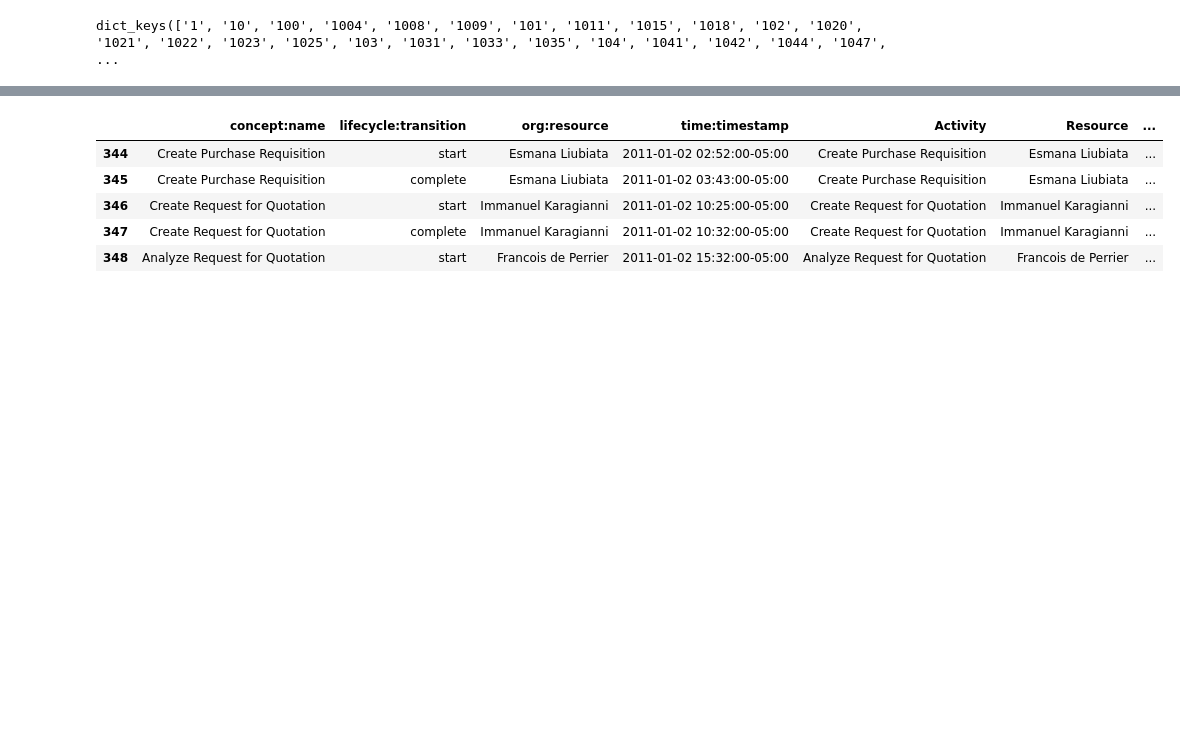
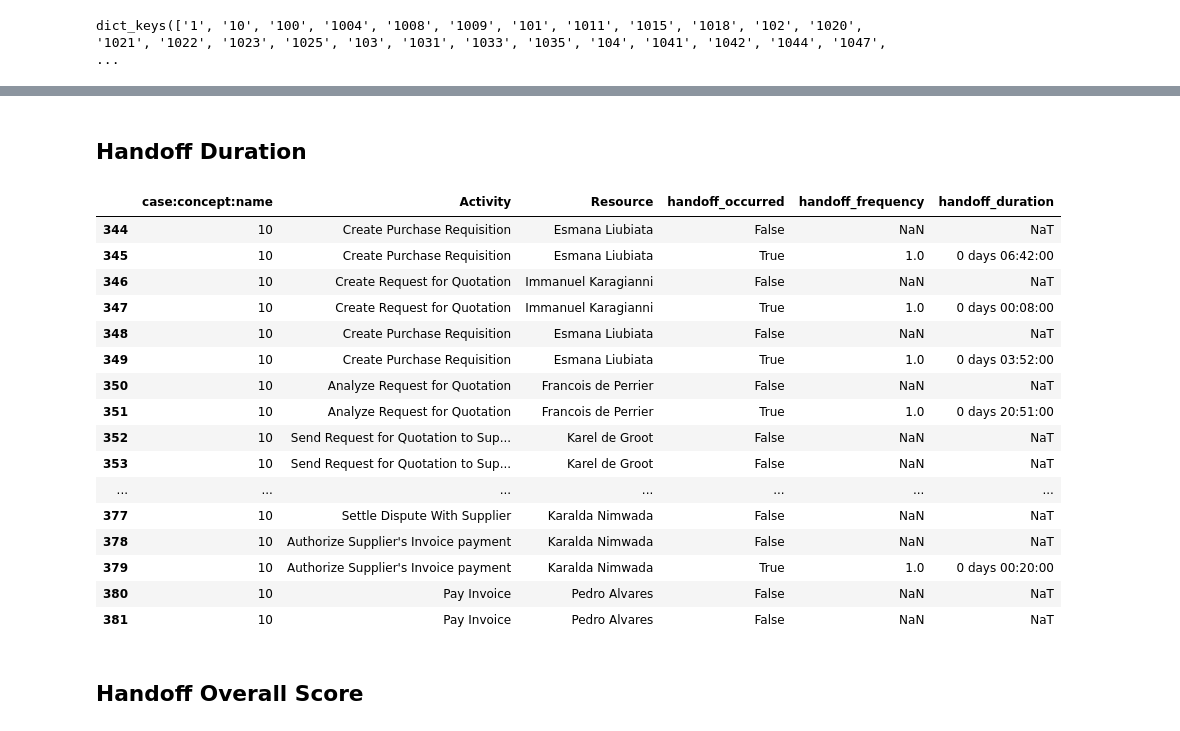
Before and after one commit to AutomatedProcessImprovement/waiting-time-analysis, a Jupyter notebook: handover.ipynb, the cells around one changed output, grey strips where cells are left out. Cells and saved outputs as stored; diff of their text form; code cells hidden in the pictures; blank space fills up the shorter version.

Commit message:
A separate dataframe for handoff results

```diff
--- a/handover.ipynb
+++ b/handover.ipynb
@@ -2,3 +6,8 @@
 import pandas as pd
 from pm4py.objects.conversion.log import converter as log_converter
 from pm4py.objects.log.importer.xes import importer as xes_importer
+
+# log = xes_importer.apply('data/PurchasingExample.xes')
+log = xes_importer.apply('data/PurchasingExampleModified.xes')
+event_log = log_converter.apply(log, variant=log_converter.Variants.TO_DATA_FRAME)
+event_log_by_case = event_log.groupby(by='case:concept:name')
@@ -75,14 +105,29 @@ case.head()
+# %% [markdown]
+## Handoff Duration
 # %%
 handoff_start = case.loc[handoff_occurred, 'time:timestamp']
 handoff_end = case.loc[handoff_occurred.shift(1, fill_value=False), 'time:timestamp']
 case.loc[handoff_occurred, 'handoff_duration'] = handoff_end.values - handoff_start.values
-case.head()
+case[['case:concept:name', 'Activity', 'Resource', 'handoff_occurred', 'handoff_frequency', 'handoff_duration']]
 # %% [output]
-|  | concept:name | lifecycle:transition | org:resource | time:timestamp | Activity | Resource | ... |
-| 344 | Create Purchase Requisition | start | Esmana Liubiata | 2011-01-02 02:52:00-05:00 | Create Purchase Requisition | Esmana Liubiata | ... |
-| 345 | Create Purchase Requisition | complete | Esmana Liubiata | 2011-01-02 03:43:00-05:00 | Create Purchase Requisition | Esmana Liubiata | ... |
-| 346 | Create Request for Quotation | start | Immanuel Karagianni | 2011-01-02 10:25:00-05:00 | Create Request for Quotation | Immanuel Karagianni | ... |
-| 347 | Create Request for Quotation | complete | Immanuel Karagianni | 2011-01-02 10:32:00-05:00 | Create Request for Quotation | Immanuel Karagianni | ... |
-| 348 | Analyze Request for Quotation | start | Francois de Perrier | 2011-01-02 15:32:00-05:00 | Analyze Request for Quotation | Francois de Perrier | ... |
+|  | case:concept:name | Activity | Resource | handoff_occurred | handoff_frequency | handoff_duration |
+| 344 | 10 | Create Purchase Requisition | Esmana Liubiata | False | NaN | NaT |
+| 345 | 10 | Create Purchase Requisition | Esmana Liubiata | True | 1.0 | 0 days 06:42:00 |
+| 346 | 10 | Create Request for Quotation | Immanuel Karagianni | False | NaN | NaT |
+| 347 | 10 | Create Request for Quotation | Immanuel Karagianni | True | 1.0 | 0 days 00:08:00 |
+| 348 | 10 | Create Purchase Requisition | Esmana Liubiata | False | NaN | NaT |
+| 349 | 10 | Create Purchase Requisition | Esmana Liubiata | True | 1.0 | 0 days 03:52:00 |
+| 350 | 10 | Analyze Request for Quotation | Francois de Perrier | False | NaN | NaT |
+| 351 | 10 | Analyze Request for Quotation | Francois de Perrier | True | 1.0 | 0 days 20:51:00 |
+| 352 | 10 | Send Request for Quotation to Sup... | Karel de Groot | False | NaN | NaT |
+| 353 | 10 | Send Request for Quotation to Sup... | Karel de Groot | False | NaN | NaT |
+| ... | ... | ... | ... | ... | ... | ... |
+| 377 | 10 | Settle Dispute With Supplier | Karalda Nimwada | False | NaN | NaT |
+| 378 | 10 | Authorize Supplier's Invoice payment | Karalda Nimwada | False | NaN | NaT |
+| 379 | 10 | Authorize Supplier's Invoice payment | Karalda Nimwada | True | 1.0 | 0 days 00:20:00 |
+| 380 | 10 | Pay Invoice | Pedro Alvares | False | NaN | NaT |
+| 381 | 10 | Pay Invoice | Pedro Alvares | False | NaN | NaT |
+# %% [markdown]
+## Handoff Overall Score
 # %%
 case['handoff_score'] = case['handoff_duration'] * case['handoff_frequency']
```
Also changed, not shown: parts of 43 cells of this notebook, 1 other file.
